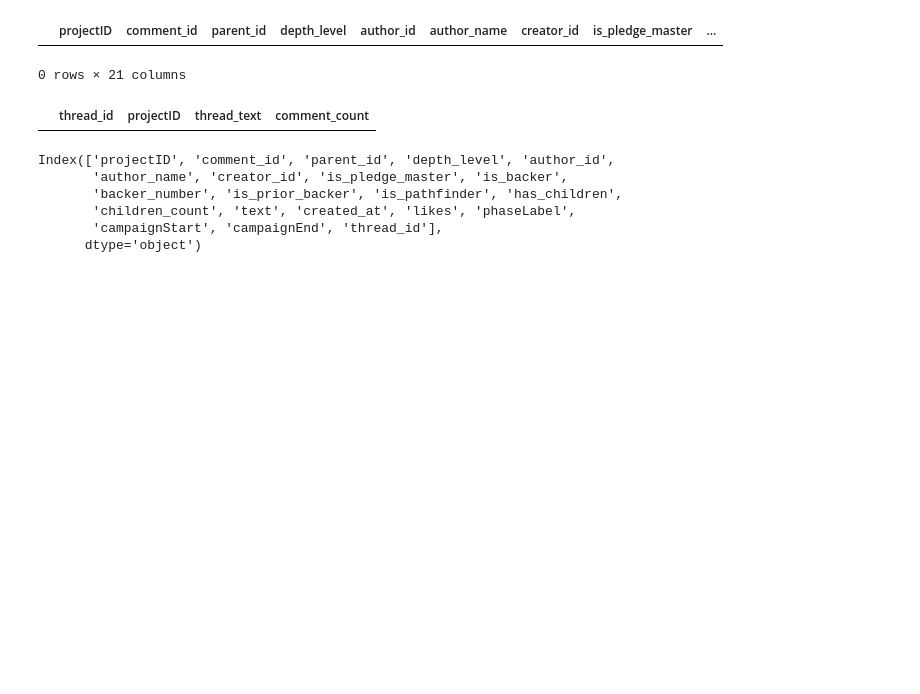
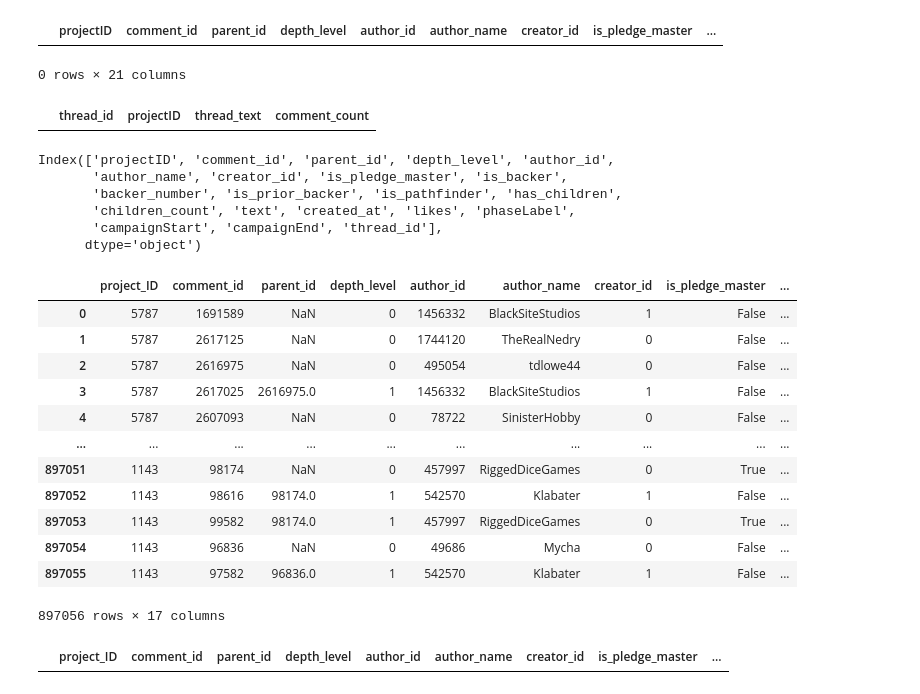
Before and after one commit to jjongseon/Asac-project, a Jupyter notebook: 01_Src/processed/comment_gemini.ipynb, the cells around one changed output. Saved outputs shown, nothing was run; the diff lists cells and outputs as text; code cells hidden in the pictures; blank space fills up the shorter version.

```diff
--- a/01_Src/processed/comment_gemini.ipynb
+++ b/01_Src/processed/comment_gemini.ipynb
@@ -319,3 +345,25 @@ Index(['projectID', 'comment_id', 'parent_id', 'depth_level', 'author_id',
        'children_count', 'text', 'created_at', 'likes', 'phaseLabel',
        'campaignStart', 'campaignEnd', 'thread_id'],
       dtype='object')
+# %%
+ttest_df=pd.read_csv('../../02_Data/raw/gamefound_488_comments.csv')
+# %%
+ttest_df
+# %% [output]
+|  | project_ID | comment_id | parent_id | depth_level | author_id | author_name | creator_id | is_pledge_master | ... |
+| 0 | 5787 | 1691589 | NaN | 0 | 1456332 | BlackSiteStudios | 1 | False | ... |
+| 1 | 5787 | 2617125 | NaN | 0 | 1744120 | TheRealNedry | 0 | False | ... |
+| 2 | 5787 | 2616975 | NaN | 0 | 495054 | tdlowe44 | 0 | False | ... |
+| 3 | 5787 | 2617025 | 2616975.0 | 1 | 1456332 | BlackSiteStudios | 1 | False | ... |
+| 4 | 5787 | 2607093 | NaN | 0 | 78722 | SinisterHobby | 0 | False | ... |
+| ... | ... | ... | ... | ... | ... | ... | ... | ... | ... |
+| 897051 | 1143 | 98174 | NaN | 0 | 457997 | RiggedDiceGames | 0 | True | ... |
+| 897052 | 1143 | 98616 | 98174.0 | 1 | 542570 | Klabater | 1 | False | ... |
+| 897053 | 1143 | 99582 | 98174.0 | 1 | 457997 | RiggedDiceGames | 0 | True | ... |
+| 897054 | 1143 | 96836 | NaN | 0 | 49686 | Mycha | 0 | False | ... |
+| 897055 | 1143 | 97582 | 96836.0 | 1 | 542570 | Klabater | 1 | False | ... |
+897056 rows × 17 columns
+# %%
+ttest_df.loc[ttest_df['project_ID']==1476]
+# %% [output]
+|  | project_ID | comment_id | parent_id | depth_level | author_id | author_name | creator_id | is_pledge_master | ... |
```
Also changed, not shown: parts of 15 cells of this notebook, 4 other files.
